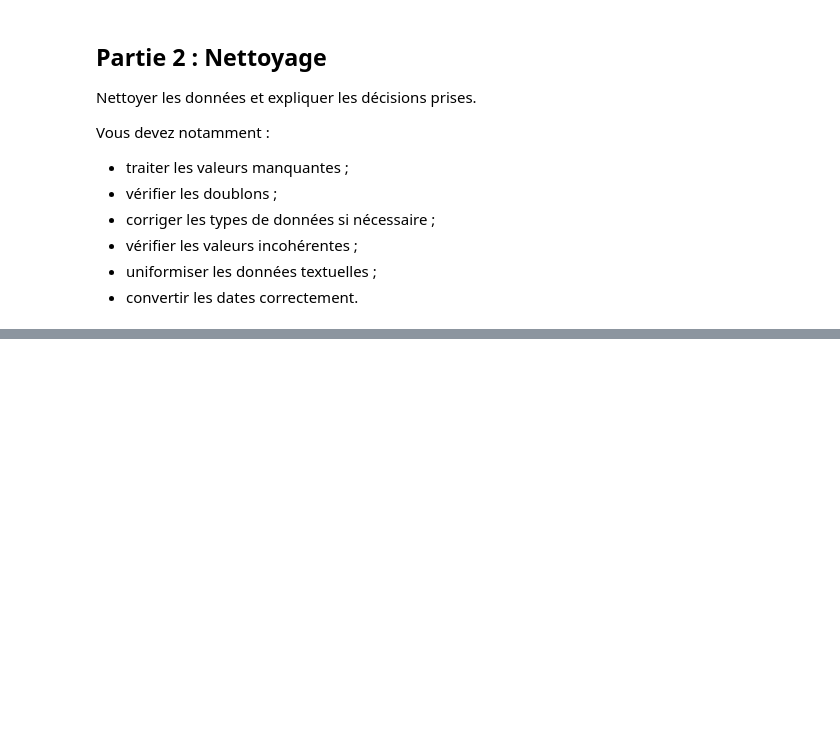
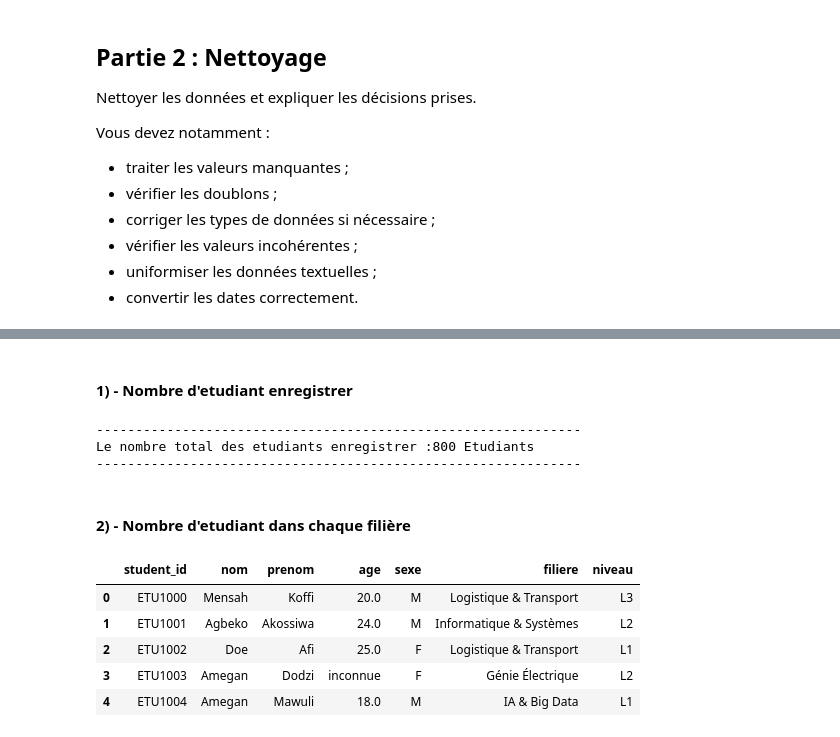
Before and after one commit to SAKPANI/Formation-Data_Science-et-Machine-Learning, a Jupyter notebook: PROJETS/projet_pandas_universitaire/Projet_Final_Pandas_Analyse_Donnees_Universitaires.ipynb.ipynb, the cells around one changed output, grey strips where cells are left out. Cells and saved outputs as stored; diff of their text form; code cells hidden in the pictures; blank space fills up the shorter version.

```diff
--- a/PROJETS/projet_pandas_universitaire/Projet_Final_Pandas_Analyse_Donnees_Universitaires.ipynb.ipynb
+++ b/PROJETS/projet_pandas_universitaire/Projet_Final_Pandas_Analyse_Donnees_Universitaires.ipynb.ipynb
@@ -414,0 +445,3 @@ Vous devez notamment :
+# %%
+Etudiant["age"] = Etudiant["age"].fillna("inconnue") # Remplace l'age manquant par inconnue
+Etudiant["sexe"] = Etudiant["sexe"].fillna("inconnue") # Remplace le sexe manquant par inconnue
@@ -414,0 +574,22 @@ Vous devez notamment :
+# %% [markdown]
+####  1) -  Nombre d'etudiant enregistrer
+# %%
+nbreEtudiant = Etudiant.shape[0]
+print("--------------------------------------------------------------")
+print(f"Le nombre total des etudiants enregistrer :{nbreEtudiant } Etudiants")
+print("--------------------------------------------------------------")
+# %% [output]
+--------------------------------------------------------------
+Le nombre total des etudiants enregistrer :800 Etudiants
+--------------------------------------------------------------
+# %% [markdown]
+#### 2) - Nombre d'etudiant dans chaque  filière
+# %%
+Etudiant.head()
+# %% [output]
+|  | student_id | nom | prenom | age | sexe | filiere | niveau |
+| 0 | ETU1000 | Mensah | Koffi | 20.0 | M | Logistique & Transport | L3 |
+| 1 | ETU1001 | Agbeko | Akossiwa | 24.0 | M | Informatique & Systèmes | L2 |
+| 2 | ETU1002 | Doe | Afi | 25.0 | F | Logistique & Transport | L1 |
+| 3 | ETU1003 | Amegan | Dodzi | inconnue | F | Génie Électrique | L2 |
+| 4 | ETU1004 | Amegan | Mawuli | 18.0 | M | IA & Big Data | L1 |
```
Also changed, not shown: parts of 95 cells of this notebook, 1 other file.
